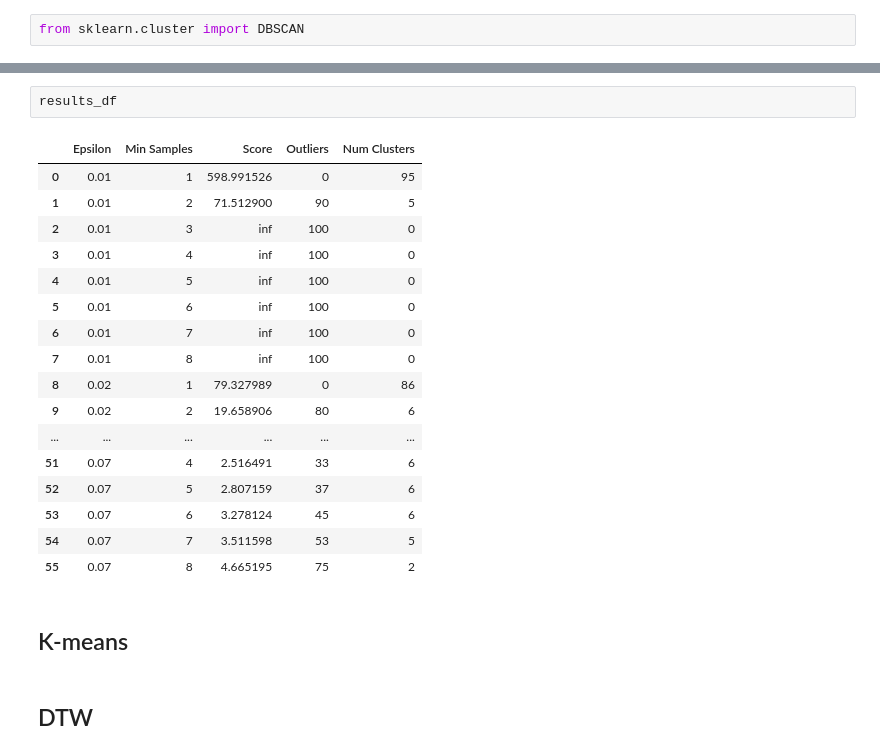
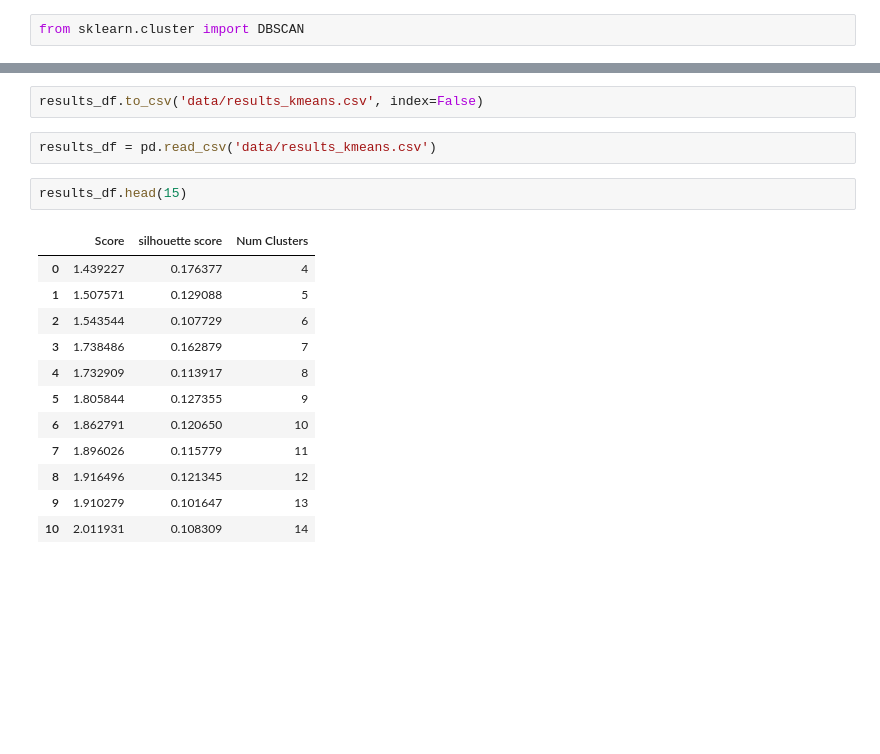
Before and after one commit to royzohar2/Soccer_DS, a Jupyter notebook: main.ipynb, the cells around one changed output, grey strips where cells are left out. Drawn from its saved outputs; the diff is of its cells as text; blank space fills up the shorter version.

```diff
--- a/main.ipynb
+++ b/main.ipynb
@@ -413,24 +455,19 @@ results_df = pd.DataFrame(results)
+# %%
+results_df.to_csv('data/results_kmeans.csv', index=False)
+# %%
+results_df = pd.read_csv('data/results_kmeans.csv')
 # %%
-results_df
+results_df.head(15)
 # %% [output]
-|  | Epsilon | Min Samples | Score | Outliers | Num Clusters |
-| 0 | 0.01 | 1 | 598.991526 | 0 | 95 |
-| 1 | 0.01 | 2 | 71.512900 | 90 | 5 |
-| 2 | 0.01 | 3 | inf | 100 | 0 |
-| 3 | 0.01 | 4 | inf | 100 | 0 |
-| 4 | 0.01 | 5 | inf | 100 | 0 |
-| 5 | 0.01 | 6 | inf | 100 | 0 |
-| 6 | 0.01 | 7 | inf | 100 | 0 |
-| 7 | 0.01 | 8 | inf | 100 | 0 |
-| 8 | 0.02 | 1 | 79.327989 | 0 | 86 |
-| 9 | 0.02 | 2 | 19.658906 | 80 | 6 |
-| ... | ... | ... | ... | ... | ... |
-| 51 | 0.07 | 4 | 2.516491 | 33 | 6 |
-| 52 | 0.07 | 5 | 2.807159 | 37 | 6 |
-| 53 | 0.07 | 6 | 3.278124 | 45 | 6 |
-| 54 | 0.07 | 7 | 3.511598 | 53 | 5 |
-| 55 | 0.07 | 8 | 4.665195 | 75 | 2 |
+|  | Score | silhouette score | Num Clusters |
+| 0 | 1.439227 | 0.176377 | 4 |
+| 1 | 1.507571 | 0.129088 | 5 |
+| 2 | 1.543544 | 0.107729 | 6 |
+| 3 | 1.738486 | 0.162879 | 7 |
+| 4 | 1.732909 | 0.113917 | 8 |
+| 5 | 1.805844 | 0.127355 | 9 |
+| 6 | 1.862791 | 0.120650 | 10 |
+| 7 | 1.896026 | 0.115779 | 11 |
+| 8 | 1.916496 | 0.121345 | 12 |
+| 9 | 1.910279 | 0.101647 | 13 |
+| 10 | 2.011931 | 0.108309 | 14 |
-# %% [markdown]
-## K-means
-# %% [markdown]
-## DTW
```
Also changed, not shown: parts of 49 cells of this notebook, 5 other files.
